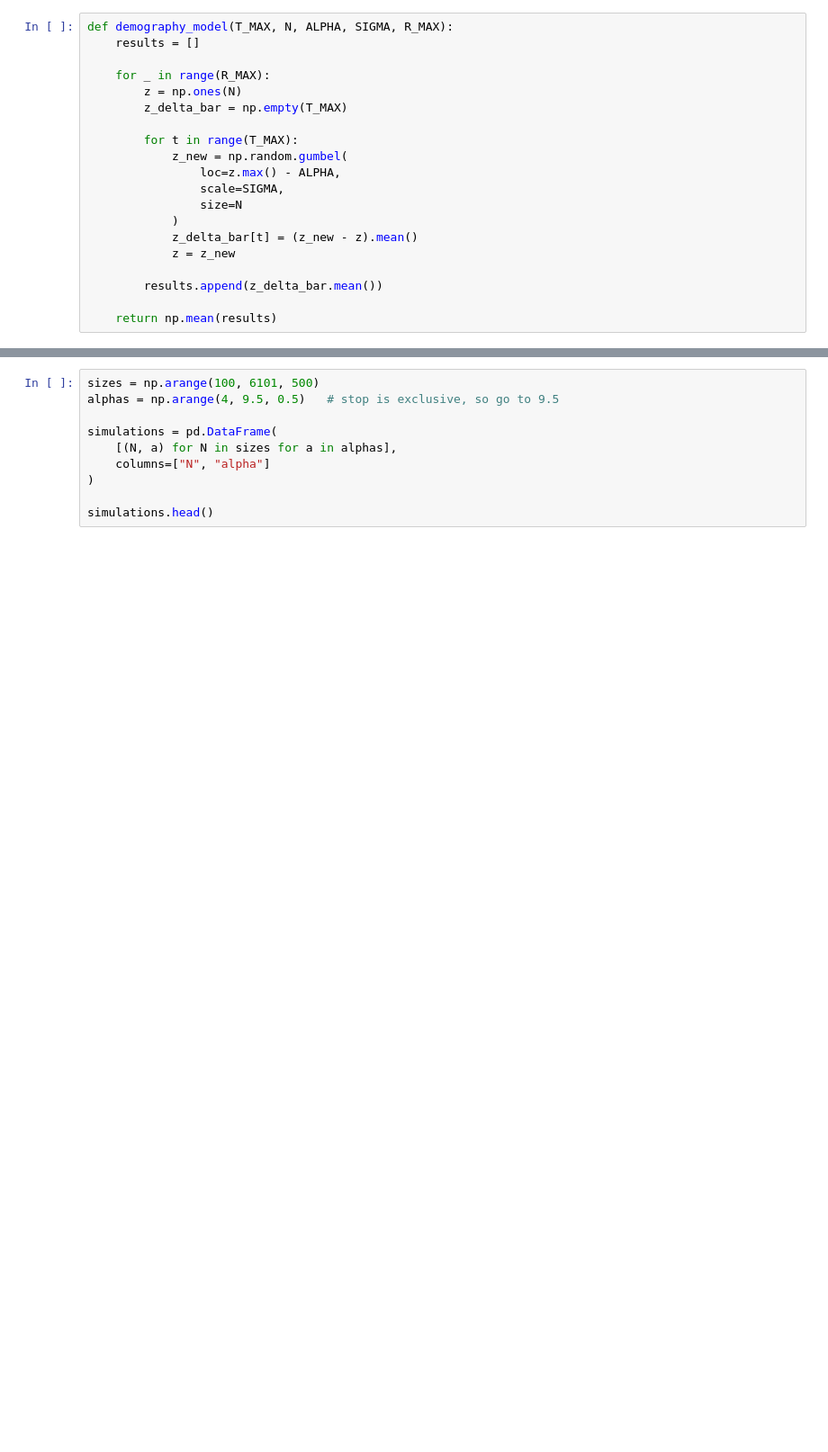
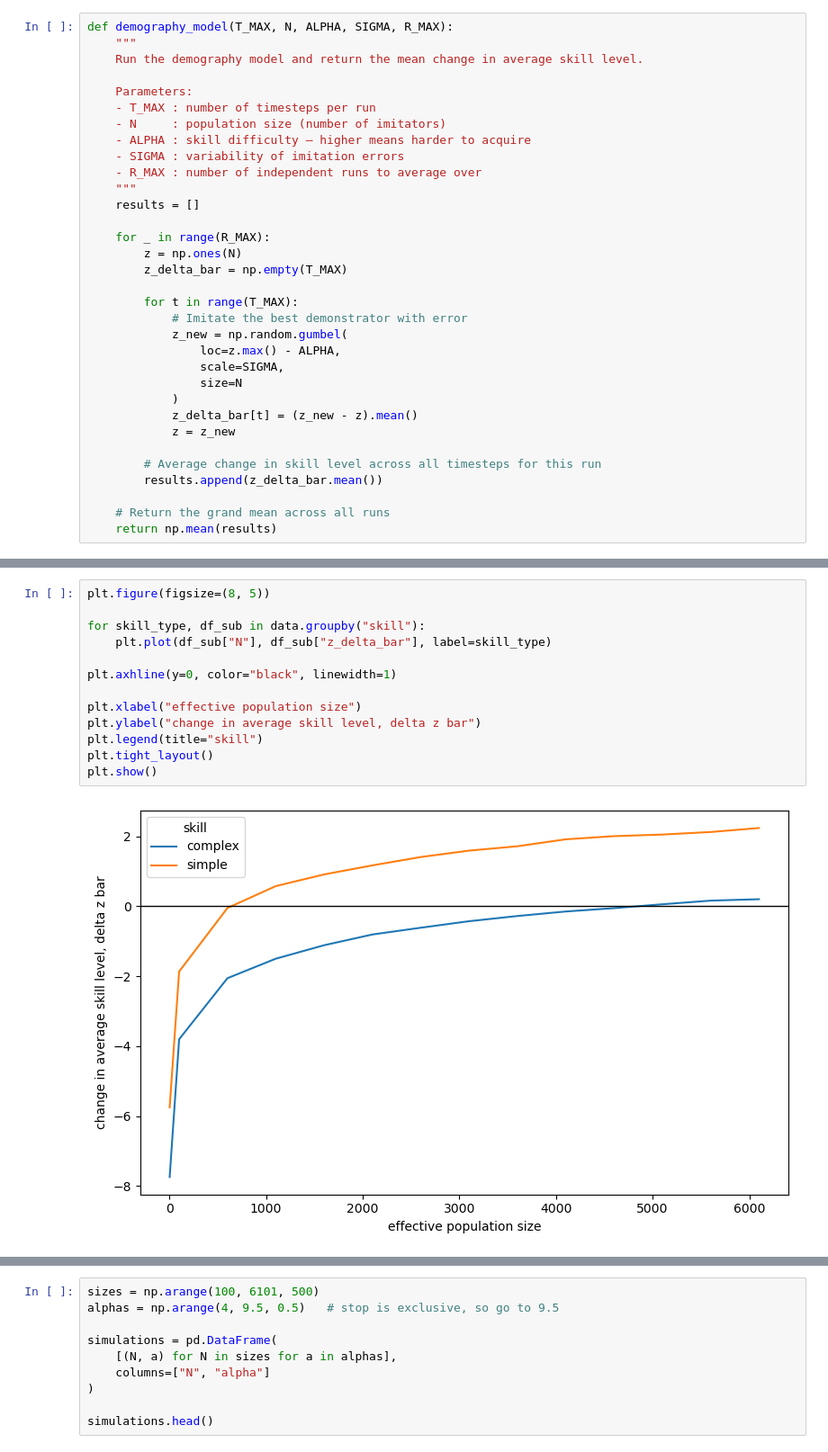
Before and after one commit to DrBlublu/methods_cultural_evolution_model_2026, a Jupyter notebook: TP02_Demography/TP02_Demography.ipynb, the cells around one changed output, grey strips where cells are left out. Shown at 90% size. Drawn from its saved outputs; the diff is of its cells as text; blank space fills up the shorter version.

```diff
--- a/TP02_Demography/TP02_Demography.ipynb
+++ b/TP02_Demography/TP02_Demography.ipynb
@@ -77,5 +167,15 @@ plt.show()
 # %%
 def demography_model(T_MAX, N, ALPHA, SIGMA, R_MAX):
+    """
+    Run the demography model and return the mean change in average skill level.
+
+    Parameters:
+    - T_MAX : number of timesteps per run
+    - N     : population size (number of imitators)
+    - ALPHA : skill difficulty — higher means harder to acquire
+    - SIGMA : variability of imitation errors
+    - R_MAX : number of independent runs to average over
+    """
     results = []
 
     for _ in range(R_MAX):
@@ -83,6 +183,7 @@ def demography_model(T_MAX, N, ALPHA, SIGMA, R_MAX):
         z_delta_bar = np.empty(T_MAX)
 
         for t in range(T_MAX):
+            # Imitate the best demonstrator with error
             z_new = np.random.gumbel(
                 loc=z.max() - ALPHA,
                 scale=SIGMA,
@@ -91,6 +192,8 @@ def demography_model(T_MAX, N, ALPHA, SIGMA, R_MAX):
             z_delta_bar[t] = (z_new - z).mean()
             z = z_new
 
+        # Average change in skill level across all timesteps for this run
         results.append(z_delta_bar.mean())
 
+    # Return the grand mean across all runs
     return np.mean(results)
@@ -116,0 +233,15 @@ data = pd.DataFrame({
+# %%
+plt.figure(figsize=(8, 5))
+
+for skill_type, df_sub in data.groupby("skill"):
+    plt.plot(df_sub["N"], df_sub["z_delta_bar"], label=skill_type)
+
+plt.axhline(y=0, color="black", linewidth=1)
+
+plt.xlabel("effective population size")
+plt.ylabel("change in average skill level, delta z bar")
+plt.legend(title="skill")
+plt.tight_layout()
+plt.show()
+# %% [output]
+[figure, added]
```
Also changed, not shown: parts of 68 cells of this notebook, 5 other files.
